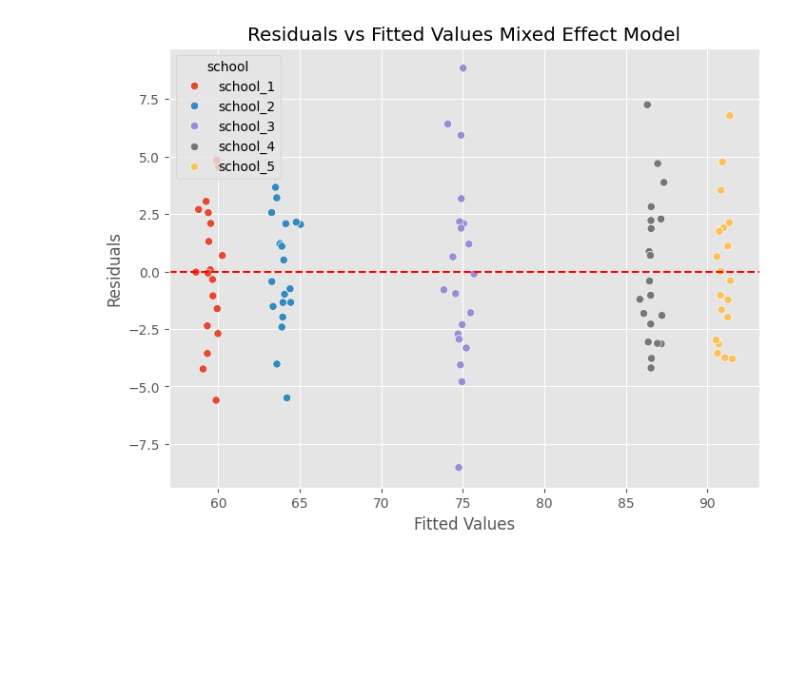
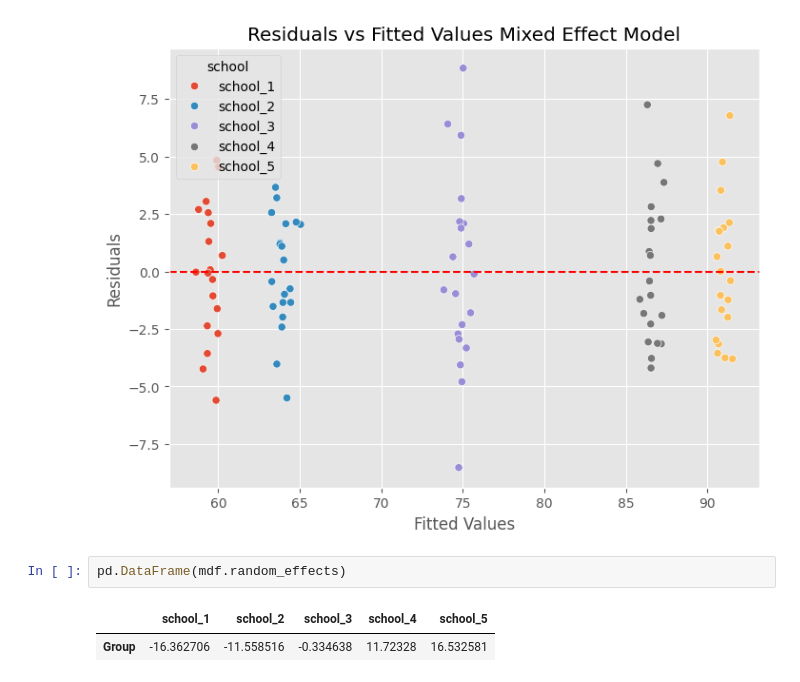
Before and after one commit to juanpi19/medium-articles, a Jupyter notebook: clustered_data_analysis.ipynb, the cells around one changed output. Cells and saved outputs as stored; diff of their text form; blank space fills up the shorter version.

```diff
--- a/clustered_data_analysis.ipynb
+++ b/clustered_data_analysis.ipynb
@@ -208,3 +208,8 @@ plt.grid(True)
 plt.show()
 # %% [output]
 [figure]
+# %%
+pd.DataFrame(mdf.random_effects)
+# %% [output]
+|  | school_1 | school_2 | school_3 | school_4 | school_5 |
+| Group | -16.362706 | -11.558516 | -0.334638 | 11.72328 | 16.532581 |
```
Also changed, not shown: parts of 3 cells of this notebook.
